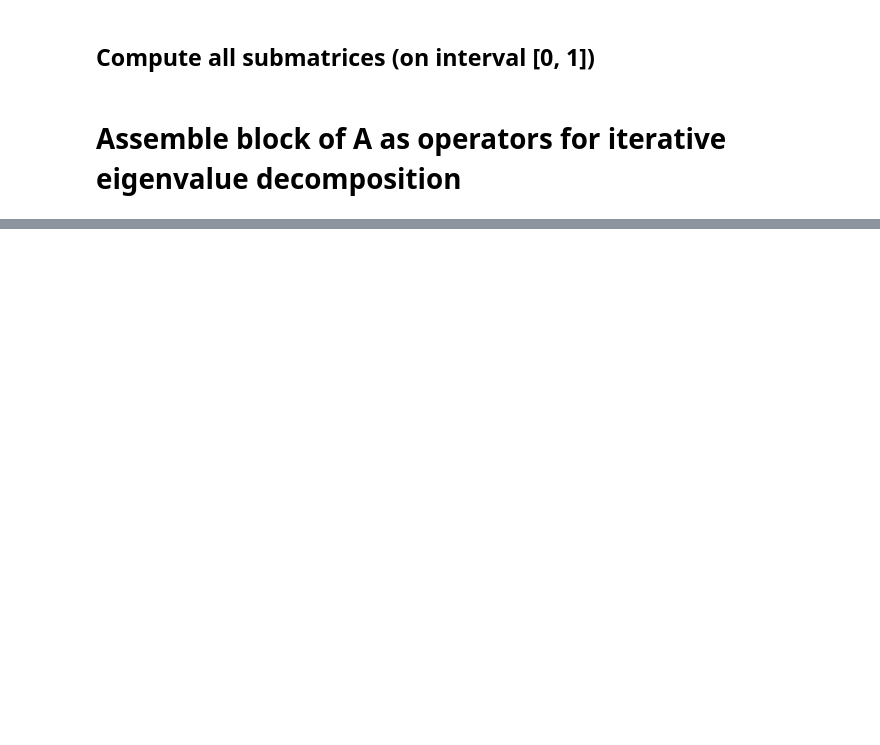
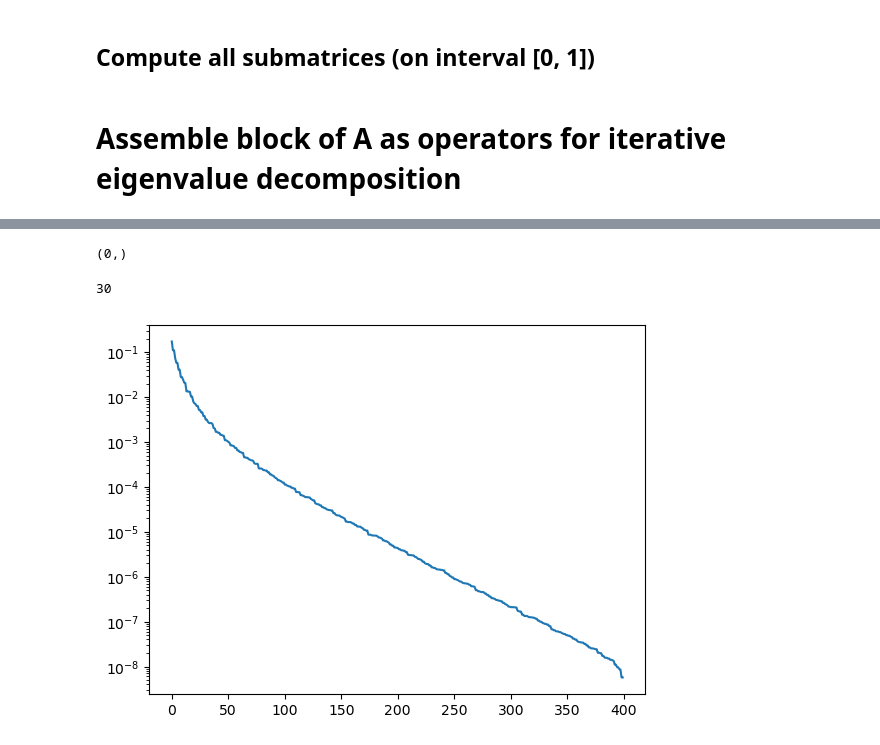
Before and after one commit to Beremi/KL_decomposition, a Jupyter notebook: kl_decomposition.ipynb, the cells around one changed output, grey strips where cells are left out. Saved outputs shown, nothing was run; the diff lists cells and outputs as text; code cells hidden in the pictures; blank space fills up the shorter version.

```diff
--- a/kl_decomposition.ipynb
+++ b/kl_decomposition.ipynb
@@ -23,7 +57,7 @@ b_coeff = np.exp(squared_approx[str(decomp_size)]['b'])
 # %%
 from kl_decomposition import galerkin
 comp_degree = 30
-quad = 500
+quad = 600
 g = 4.0
 
 A_all = []
@@ -213,0 +130,52 @@ largest eigenvalues in the (even,even,even,even) block:
+# %%
+
+# --- pre‑compute Legendre basis values ------------------------------ #
+phi_full: List[np.ndarray] = [leg_vals(d_max, x) for x in grid_axes]
+phi_even: List[np.ndarray] = [phi[:d_even] for phi in phi_full]
+phi_odd: List[np.ndarray] = [phi[:d_odd] for phi in phi_full]
+
+# -------------------------------------------------------------------- #
+def _coeff_to_grid(coeff: np.ndarray, bits: Tuple[int, ...]) -> np.ndarray:
+    """Evaluate *one* coefficient tensor on the tensor grid."""
+    tensor = coeff
+    for axis, bit in enumerate(bits):
+        phi = phi_even[axis] if bit == 0 else phi_odd[axis]
+        # contract coefficient index 0 with basis index 0; new grid axis appended
+        tensor = np.tensordot(tensor, phi, axes=(0, 0))
+    return tensor  # shape == (len(x₀), …, len(xₙ₋₁))
+
+# -------------------------------------------------------------------- #
+lambdas: List[float] = []
+psi_grid: List[np.ndarray] = []
+
+for bits, w_block in eigvals.items():
+    v_block = eigvecs[bits]  # (block_dim, N_eval)
+    # reconstruct per‑axis basis sizes for this block
+    dims = tuple(d_even if b == 0 else d_odd for b in bits)
+    for col, lam in enumerate(w_block):
+        coeff = v_block[:, col].reshape(dims)
+        psi = _coeff_to_grid(coeff, bits)
+        lambdas.append(float(lam))
+        psi_grid.append(psi)
+
+# --- global descending sort ----------------------------------------- #
+order = np.argsort(lambdas)[::-1]
+eigenvalues = np.asarray(lambdas)[order]
+eigenfunction_grid = [psi_grid[i] for i in order]
+# %%
+list(eigenvectors.keys())[0]
+# %% [output]
+(0,)
+# %%
+eigenvectors[list(eigenvectors.keys())[0]].shape[0]
+# %% [output]
+30
+# %%
+grid = np.linspace(0.0, 1.0, 100)
+lambdas_sorted, psi_sorted = kl_tensor.evaluate_eigenfunctions(eigenvalues, eigenvectors, [grid, grid])
+# %%
+import matplotlib.pyplot as plt
+plt.plot(lambdas_sorted)
+plt.yscale('log')
+# %% [output]
+[figure, added]
```
Also changed, not shown: parts of 22 cells of this notebook, 4 other files.
